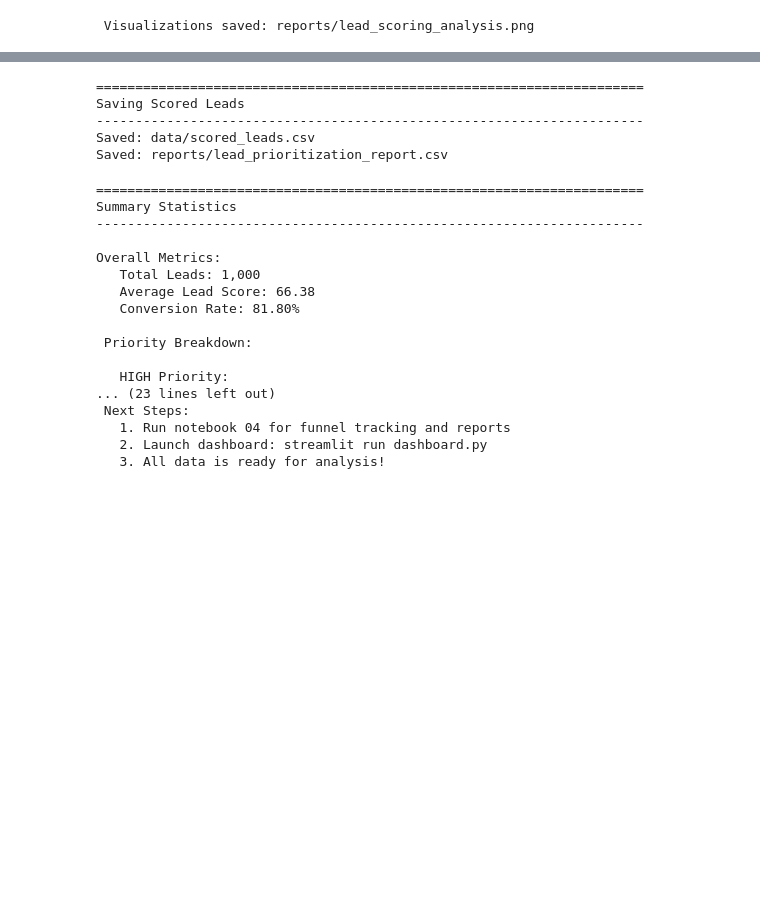
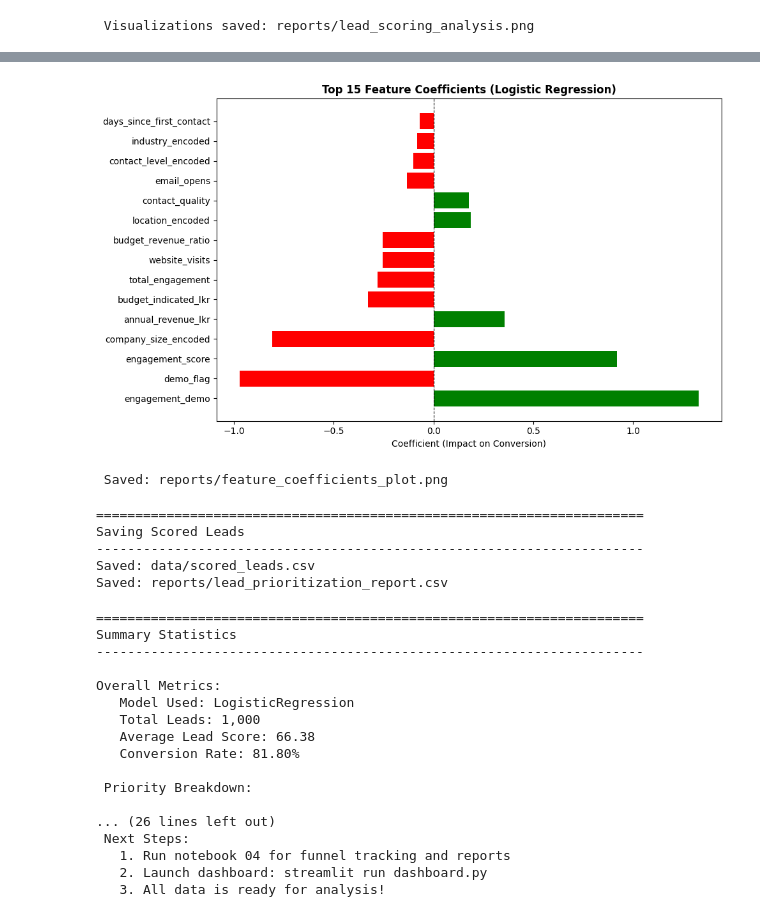
Before and after one commit to nisansalasandu/Sales-Lead-Scoring-System, a Jupyter notebook: notebooks/03_evaluation_and_scoring.ipynb, the cells around one changed output, grey strips where cells are left out. Saved outputs shown, nothing was run; the diff lists cells and outputs as text; code cells hidden in the pictures; blank space fills up the shorter version.

```diff
--- a/notebooks/03_evaluation_and_scoring.ipynb
+++ b/notebooks/03_evaluation_and_scoring.ipynb
@@ -54,6 +32,8 @@ scaler = joblib.load('../models/scaler.pkl')
 label_encoders = joblib.load('../models/label_encoders.pkl')
 feature_cols = joblib.load('../models/feature_columns.pkl')
 
+# Detect Model Type
+model_name = type(model).__name__
 print(" Loaded: best_lead_scoring_model.pkl")
 print(" Loaded: scaler.pkl")
 print(" Loaded: label_encoders.pkl")
@@ -425,3 +421,64 @@ Creating Visualizations
 ----------------------------------------------------------------------
 [figure]
  Visualizations saved: reports/lead_scoring_analysis.png
+# %%
+# Feature Importance
+
+print("\n" + "="*70)
+print("Feature Analysis")
+print("-"*70)
+
+if 'DecisionTree' in model_name:
+    # For Decision Tree - show feature importance
+    feature_importance = pd.DataFrame({
+        'feature': feature_cols,
+        'importance': model.feature_importances_
+    }).sort_values('importance', ascending=False)
+
+    print("\n Top 10 Most Important Features (Decision Tree):")
+    print(feature_importance.head(10).to_string(index=False))
+
+    # Save feature importance
+    feature_importance.to_csv('../reports/feature_importance.csv', index=False)
+    print("\n Saved: reports/feature_importance.csv")
+
+    # Visualize feature importance
+    fig, ax = plt.subplots(figsize=(10, 6))
+    top_features = feature_importance.head(15)
+    ax.barh(top_features['feature'], top_features['importance'], color='skyblue')
+    ax.set_xlabel('Importance')
+    ax.set_title('Top 15 Feature Importances (Decision Tree)', fontweight='bold')
+    plt.tight_layout()
+    plt.savefig('../reports/feature_importance_plot.png', dpi=300, bbox_inches='tight')
+    plt.show()
+    print(" Saved: reports/feature_importance_plot.png")
+
+elif 'LogisticRegression' in model_name:
+    # For Logistic Regression - show coefficients
+    feature_coef = pd.DataFrame({
+        'feature': feature_cols,
+        'coefficient': model.coef_[0],
+        'abs_coefficient': np.abs(model.coef_[0])
+    }).sort_values('abs_coefficient', ascending=False)
+
+    print("\n Top 10 Most Influential Features (Logistic Regression):")
+    print(feature_coef.head(10)[['feature', 'coefficient']].to_string(index=False))
+    print("\nNote: Positive = increases conversion probability, Negative = decreases")
+
+    # Save feature coefficients
+    feature_coef.to_csv('../reports/feature_coefficients.csv', index=False)
+    print("\n Saved: reports/feature_coefficients.csv")
+
+    # Visualize coefficients
+    fig, ax = plt.subplots(figsize=(10, 6))
+    top_features = feature_coef.head(15)
+    colors_coef = ['green' if x > 0 else 'red' for x in top_features['coefficient']]
+    ax.barh(top_features['feature'], top_features['coefficient'], color=colors_coef)
+    ax.set_xlabel('Coefficient (Impact on Conversion)')
+    ax.set_title('Top 15 Feature Coefficients (Logistic Regression)', fontweight='bold')
+    ax.axvline(x=0, color='black', linestyle='--', linewidth=0.8)
+    plt.tight_layout()
+    plt.savefig('../reports/feature_coefficients_plot.png', dpi=300, bbox_inches='tight')
+    plt.show()
+    print(" Saved: reports/feature_coefficients_plot.png")
+# %% [output]
@@ -428,3 +505,5 @@ Creating Visualizations
+[figure, added]
+ Saved: reports/feature_coefficients_plot.png
 # %%
 # Save Scored Leads
 
@@ -458,6 +537,7 @@ print("Summary Statistics")
 print("-"*70)
 
 print(f"\nOverall Metrics:")
+print(f"   Model Used: {model_name}")
 print(f"   Total Leads: {len(df_processed):,}")
 print(f"   Average Lead Score: {df_processed['lead_score'].mean():.2f}")
 print(f"   Conversion Rate: {df_processed['converted'].mean()*100:.2f}%")
@@ -482,6 +562,12 @@ print(f"\n Files Created:")
 print(f"   • data/scored_leads.csv")
 print(f"   • reports/lead_prioritization_report.csv")
 print(f"   • reports/lead_scoring_analysis.png")
+if 'DecisionTree' in model_name:
+    print(f"   • reports/feature_importance.csv")
+    print(f"   • reports/feature_importance_plot.png")
+elif 'LogisticRegression' in model_name:
+    print(f"   • reports/feature_coefficients.csv")
+    print(f"   • reports/feature_coefficients_plot.png")
 
 print(f"\n Next Steps:")
 print(f"   1. Run notebook 04 for funnel tracking and reports")
@@ -493,14 +579,14 @@ Summary Statistics
 ----------------------------------------------------------------------
 
 Overall Metrics:
+   Model Used: LogisticRegression
    Total Leads: 1,000
    Average Lead Score: 66.38
    Conversion Rate: 81.80%
 
  Priority Breakdown:
 
-   HIGH Priority:
-... (23 lines left out)
+... (26 lines left out)
  Next Steps:
    1. Run notebook 04 for funnel tracking and reports
    2. Launch dashboard: streamlit run dashboard.py
```
Also changed, not shown: parts of 3 cells of this notebook, 19 other files.
